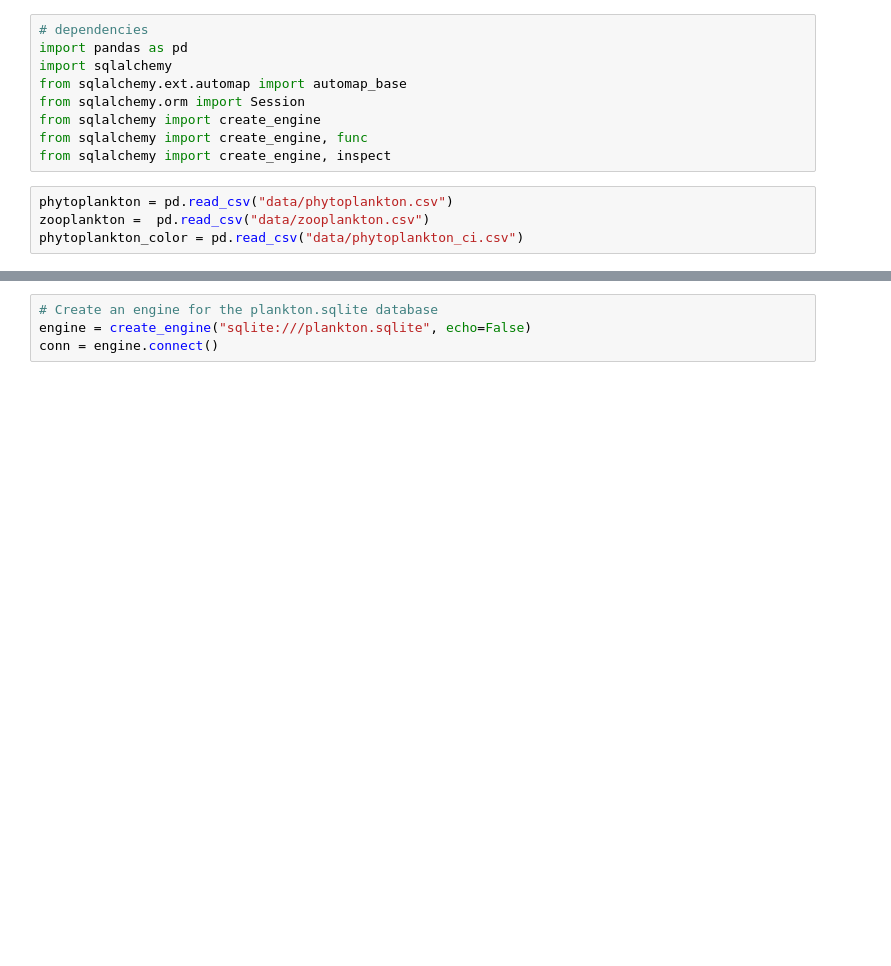
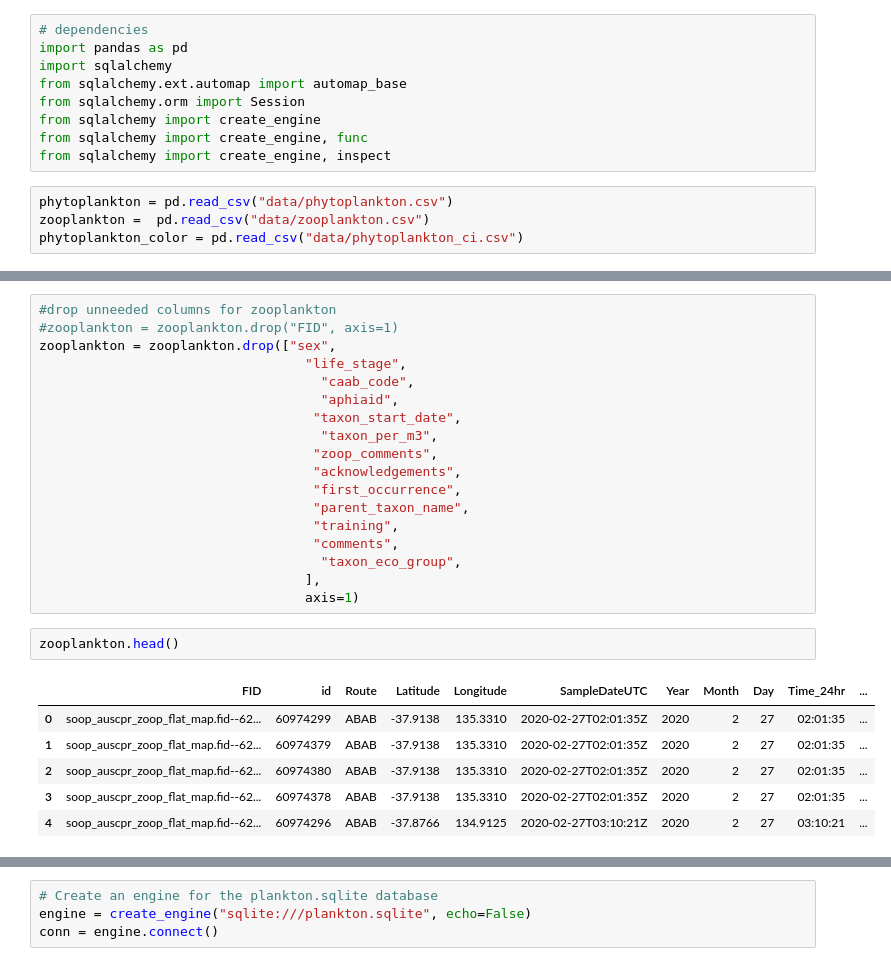
Before and after one commit to JackXinPan/Group5Project2, a Jupyter notebook: read data.ipynb, the cells around one changed output, grey strips where cells are left out. Drawn from its saved outputs; the diff is of its cells as text; blank space fills up the shorter version.

```diff
--- a/read data.ipynb
+++ b/read data.ipynb
@@ -26,0 +57,27 @@ Name: Latitude, dtype: float64
+# %%
+#drop unneeded columns for zooplankton
+#zooplankton = zooplankton.drop("FID", axis=1)
+zooplankton = zooplankton.drop(["sex",
+                                  "life_stage",
+                                    "caab_code",
+                                    "aphiaid",
+                                   "taxon_start_date",
+                                    "taxon_per_m3",
+                                   "zoop_comments",
+                                   "acknowledgements",
+                                   "first_occurrence",
+                                   "parent_taxon_name",
+                                   "training",
+                                   "comments",
+                                    "taxon_eco_group",
+                                  ],
+                                  axis=1)
+# %%
+zooplankton.head()
+# %% [output]
+|  | FID | id | Route | Latitude | Longitude | SampleDateUTC | Year | Month | Day | Time_24hr | ... |
+| 0 | soop_auscpr_zoop_flat_map.fid--62... | 60974299 | ABAB | -37.9138 | 135.3310 | 2020-02-27T02:01:35Z | 2020 | 2 | 27 | 02:01:35 | ... |
+| 1 | soop_auscpr_zoop_flat_map.fid--62... | 60974379 | ABAB | -37.9138 | 135.3310 | 2020-02-27T02:01:35Z | 2020 | 2 | 27 | 02:01:35 | ... |
+| 2 | soop_auscpr_zoop_flat_map.fid--62... | 60974380 | ABAB | -37.9138 | 135.3310 | 2020-02-27T02:01:35Z | 2020 | 2 | 27 | 02:01:35 | ... |
+| 3 | soop_auscpr_zoop_flat_map.fid--62... | 60974378 | ABAB | -37.9138 | 135.3310 | 2020-02-27T02:01:35Z | 2020 | 2 | 27 | 02:01:35 | ... |
+| 4 | soop_auscpr_zoop_flat_map.fid--62... | 60974296 | ABAB | -37.8766 | 134.9125 | 2020-02-27T03:10:21Z | 2020 | 2 | 27 | 03:10:21 | ... |
```
Also changed, not shown: parts of 11 cells of this notebook, 1 other file.
